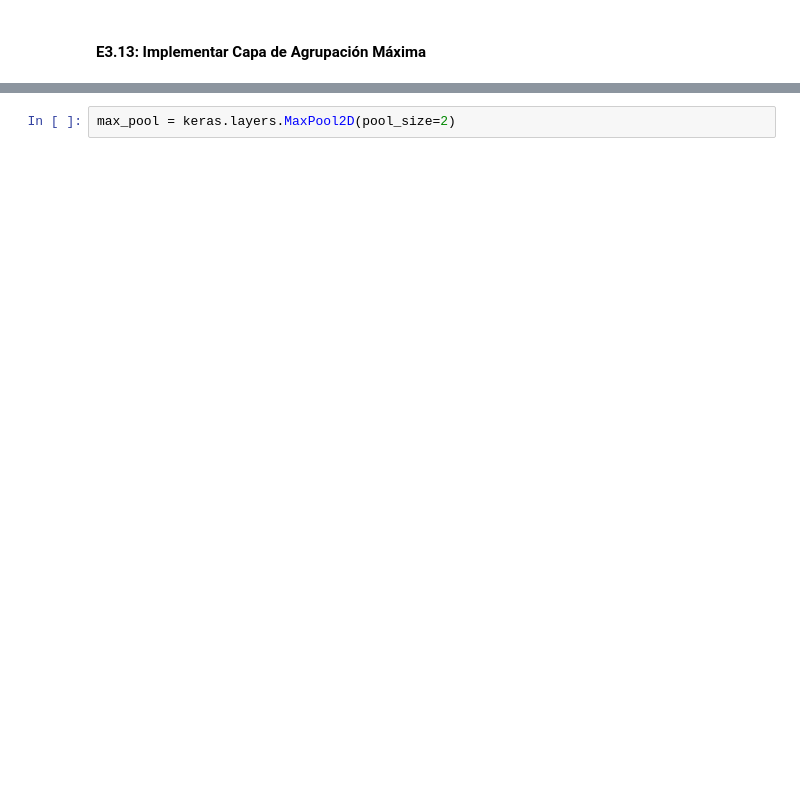
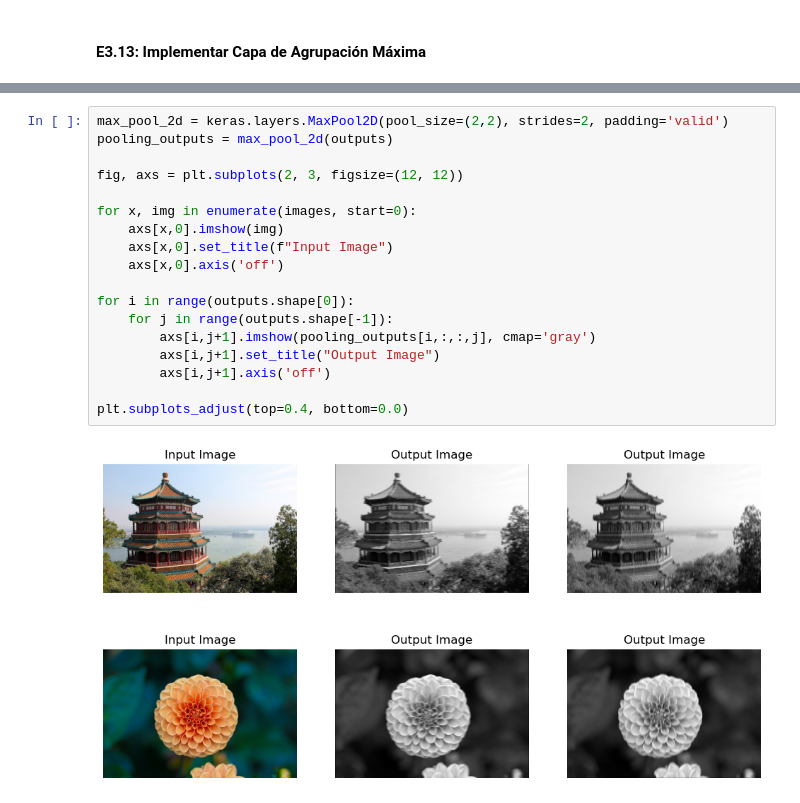
Before and after one commit to Daniels1610/DL008-Dagraz, a Jupyter notebook: E03.ipynb, the cells around one changed output, grey strips where cells are left out. Saved outputs shown, nothing was run; the diff lists cells and outputs as text; blank space fills up the shorter version.

```diff
--- a/E03.ipynb
+++ b/E03.ipynb
@@ -283,5 +336,23 @@ stride de 2 (tanto horizontal como vertical). De forma predeterminada, utiliza u
 `VALID` (es decir, ningún relleno).
 
 - Desplegar las imágenes de entrada y salida
-# %%
-max_pool = keras.layers.MaxPool2D(pool_size=2)
+# %%
+max_pool_2d = keras.layers.MaxPool2D(pool_size=(2,2), strides=2, padding='valid')
+pooling_outputs = max_pool_2d(outputs)
+
+fig, axs = plt.subplots(2, 3, figsize=(12, 12))
+
+for x, img in enumerate(images, start=0):
+    axs[x,0].imshow(img)
+    axs[x,0].set_title(f"Input Image")
+    axs[x,0].axis('off')
+
+for i in range(outputs.shape[0]):
+    for j in range(outputs.shape[-1]):
+        axs[i,j+1].imshow(pooling_outputs[i,:,:,j], cmap='gray')
+        axs[i,j+1].set_title("Output Image")
+        axs[i,j+1].axis('off')
+
+plt.subplots_adjust(top=0.4, bottom=0.0)
+# %% [output]
+[figure, added]
```
Also changed, not shown: parts of 34 cells of this notebook.
